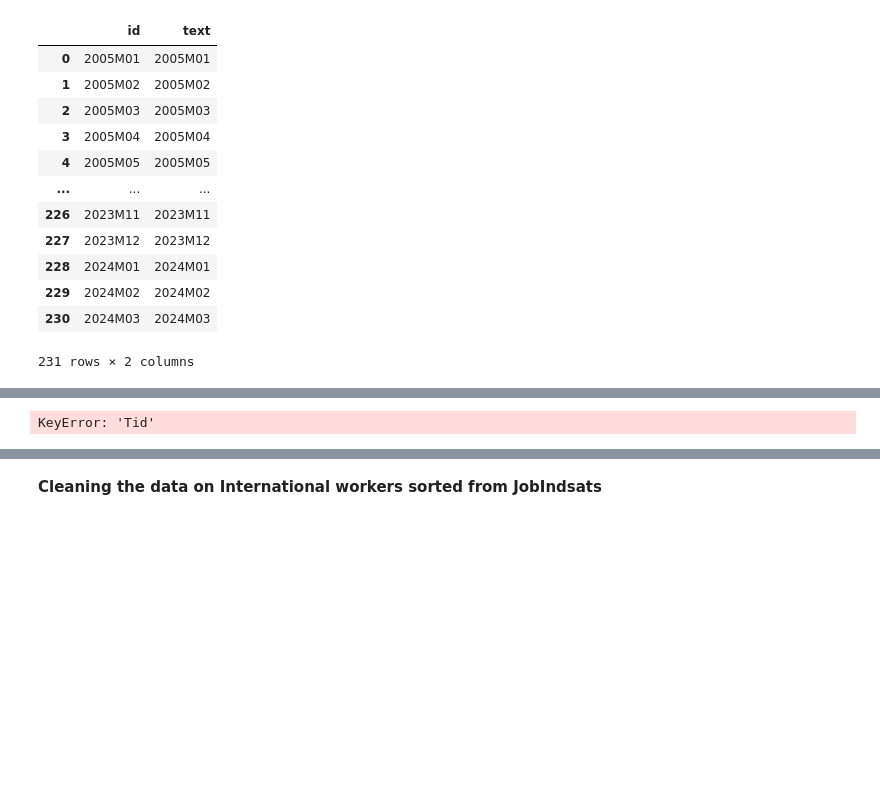
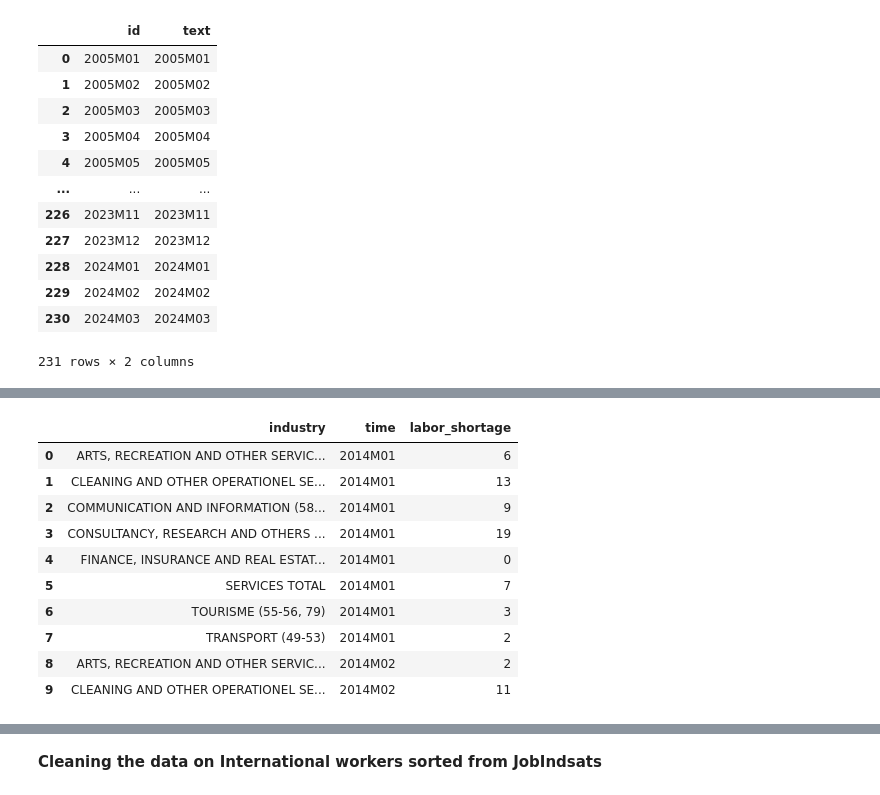
Before and after one commit to NumEconCopenhagen/Projects_2024_Emma-Anna-Oscar, a Jupyter notebook: dataproject/dataproject.ipynb, the cells around one changed output, grey strips where cells are left out. Saved outputs shown, nothing was run; the diff lists cells and outputs as text; code cells hidden in the pictures; blank space fills up the shorter version.

```diff
--- a/dataproject/dataproject.ipynb
+++ b/dataproject/dataproject.ipynb
@@ -287,22 +289,3 @@ empl.head(5)
 | 2 | 2018M07 | 304551 |
 | 3 | 2018M07 | 10324 |
 | 4 | 2018M07 | 11666 |
-# %%
-params2 = lb_short_service._define_base_params(language='en')
-
-params2 = {'table': 'KBS2',
- 'format': 'BULK',
- 'lang': 'en',
- 'variables': [{'code': 'BRANCHE07', 'values': ['*']},
-  {'code': 'TYPE', 'values': ['MAAK']},
-  {'code': 'Tid', 'values': ['>2013M12<=2024M01']}]}
-
-lab_short_service = lb_short_service.get_data(params=params2)
-lab_short_service.sort_values(by = ['Tid', 'BRANCHE07'], inplace=True)
-lab_short_service.head(5)
-
-lab_short_service.drop(['TYPE'], axis = 1, inplace = True)
-lab_short_service.rename(columns = {'BRANCHE07':'industry', 'TID':'time', 'INDHOLD':'labor_shortage'}, inplace=True)
-lab_short_service.head(5)
-# %% [output]
-KeyError: 'Tid'
@@ -336,0 +292,45 @@ drop10 = lab_short_service.loc[lab_short_service.Industry == 'Travel agent activ
+# %%
+params2 = lb_short_service._define_base_params(language='en')
+
+# For the labor shortaage data, we need to sort through the dataset a bit more when defining out variables:
+# We need to specify which industries we want to get data from, since the dataset contains both broad and narrow categories.
+#Furhtermore, we want to get data only for the labor shortage and from january 2014 to january 2024.
+params2 = {'table': 'KBS2',
+ 'format': 'BULK',
+ 'lang': 'en',
+ 'variables': [{'code': 'BRANCHE07', 'values': [
+     '000',
+     '005',
+     '015',
+     '035',
+     '045',
+     '060',
+     '065',
+     '080'
+ ]},
+  {'code': 'TYPE', 'values': ['MAAK']},
+  {'code': 'Tid', 'values': ['>2013M12<=2024M01']}]}
+
+# We retrieve the parameters and sort the data by time and industry.
+lab_short_service = lb_short_service.get_data(params=params2)
+lab_short_service.sort_values(by = ['TID', 'BRANCHE07'], inplace=True)
+
+# Then, we drop the column 'TYPE', since we only have data for the labor shortage anyways, and this column would otherwise be used to split the data into diffeereeent categories of production limitations.
+# We rename the columns to english, simple titles, and the rows to the industry names rather than the industry codes.
+# We also drop the old index and reset it.
+lab_short_service.drop(['TYPE'], axis = 1, inplace = True)
+lab_short_service.rename(columns = {'BRANCHE07':'industry', 'TID':'time', 'INDHOLD':'labor_shortage'}, inplace=True)
+lab_short_service.reset_index(drop=True, inplace=True)
+lab_short_service.head(10)
+# %% [output]
+|  | industry | time | labor_shortage |
+| 0 | ARTS, RECREATION AND OTHER SERVIC... | 2014M01 | 6 |
+| 1 | CLEANING AND OTHER OPERATIONEL SE... | 2014M01 | 13 |
+| 2 | COMMUNICATION AND INFORMATION (58... | 2014M01 | 9 |
+| 3 | CONSULTANCY, RESEARCH AND OTHERS ... | 2014M01 | 19 |
+| 4 | FINANCE, INSURANCE AND REAL ESTAT... | 2014M01 | 0 |
+| 5 | SERVICES TOTAL | 2014M01 | 7 |
+| 6 | TOURISME (55-56, 79) | 2014M01 | 3 |
+| 7 | TRANSPORT (49-53) | 2014M01 | 2 |
+| 8 | ARTS, RECREATION AND OTHER SERVIC... | 2014M02 | 2 |
+| 9 | CLEANING AND OTHER OPERATIONEL SE... | 2014M02 | 11 |
```
Also changed, not shown: parts of 7 cells of this notebook.
